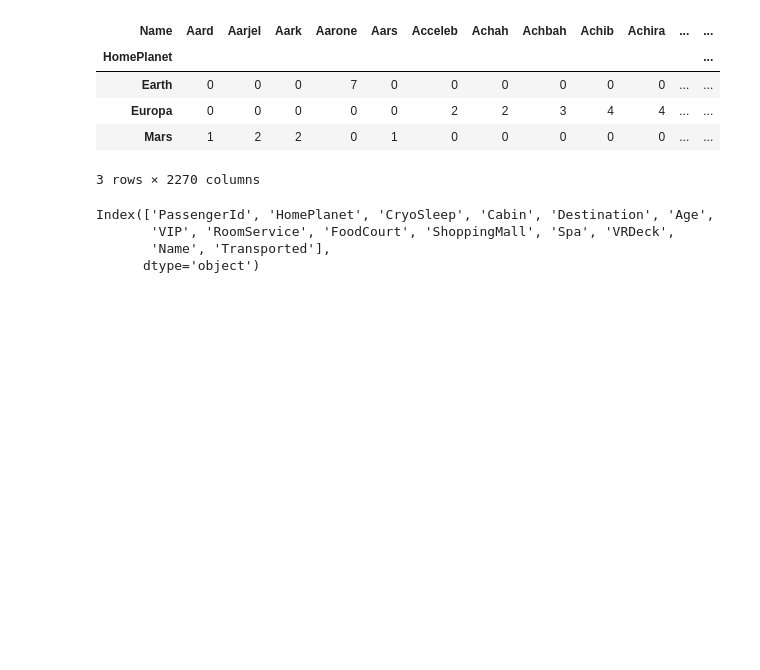
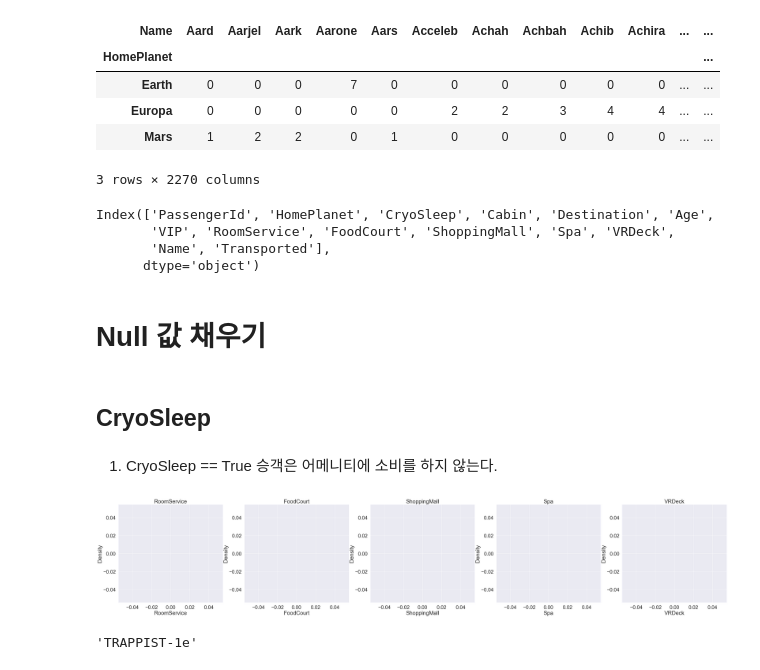
Before and after one commit to HyeonGeunY/kaggle, a Jupyter notebook: spaceship_titanic/notebooks/spaceshiptitanic-prediction.ipynb, the cells around one changed output. Saved outputs shown, nothing was run; the diff lists cells and outputs as text; code cells hidden in the pictures; blank space fills up the shorter version.

Commit message:
fill null for cryosleep

```diff
--- a/spaceship_titanic/notebooks/spaceshiptitanic-prediction.ipynb
+++ b/spaceship_titanic/notebooks/spaceshiptitanic-prediction.ipynb
@@ -44,0 +58,3 @@ df_test = pd.read_csv('../input/spaceship-titanic/test.csv')
+# %%
+df_train["PassengerGroup"] = df_train['PassengerId'].apply(lambda x: x.split("_")[0])
+df_train = pd.merge(df_train, pd.DataFrame(df_train[["PassengerGroup"]].value_counts(), columns=["GroupSize"]).reset_index(), on="PassengerGroup", how="left")
@@ -83,3 +120,20 @@ Index(['PassengerId', 'HomePlanet', 'CryoSleep', 'Cabin', 'Destination', 'Age',
        'VIP', 'RoomService', 'FoodCourt', 'ShoppingMall', 'Spa', 'VRDeck',
        'Name', 'Transported'],
       dtype='object')
+# %% [markdown]
+# Null 값 채우기
+# %% [markdown]
+## CryoSleep
+# %% [markdown]
+1. CryoSleep == True 승객은 어메니티에 소비를 하지 않는다.
+# %%
+fig, ax = plt.subplots(1, 5, figsize=(60, 10))
+for i, amen in enumerate(['RoomService', 'FoodCourt', 'ShoppingMall', 'Spa', 'VRDeck']):
+    g = sns.kdeplot(df_train[(df_train["CryoSleep"] == True)][amen].map(lambda x: np.log(x) if x > 0 else 0), ax=ax[i])
+    g.set_title(amen)
+# %% [output]
+[figure, added]
+# %%
+list(df_train["Destination"].unique())[0]
+# %% [output]
+'TRAPPIST-1e'
```
Also changed, not shown: parts of 14 cells of this notebook, 1 other file.
